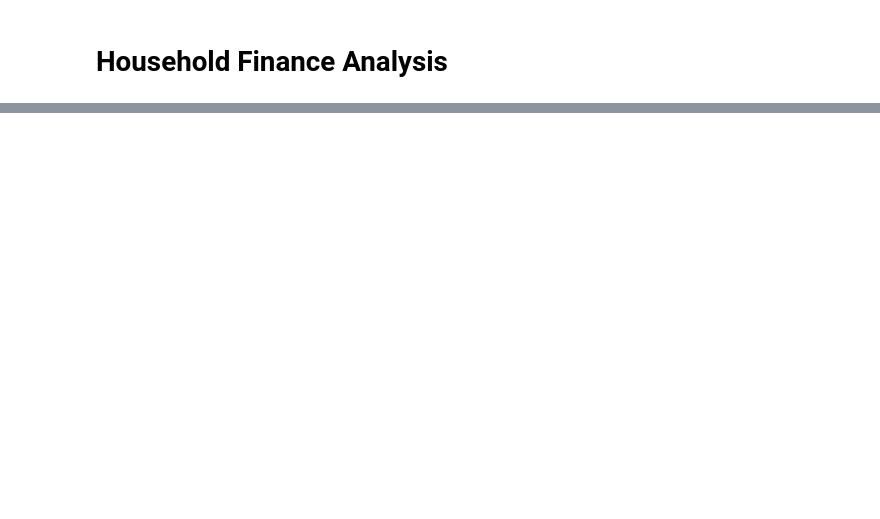
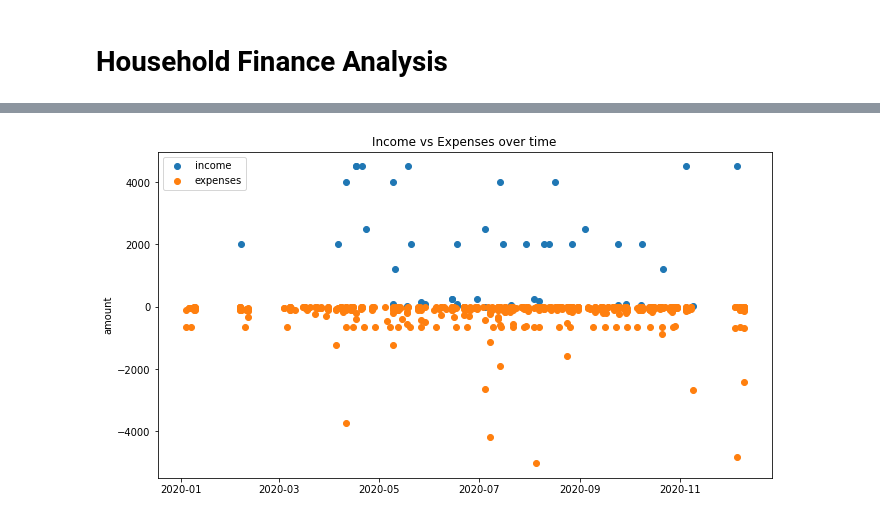
Before and after one commit to mikedonnici/dev, a Jupyter notebook: datasci/dataquest/python/household-finances.ipynb, the cells around one changed output, grey strips where cells are left out. Saved outputs shown, nothing was run; the diff lists cells and outputs as text; code cells hidden in the pictures; blank space fills up the shorter version.

```diff
--- a/datasci/dataquest/python/household-finances.ipynb
+++ b/datasci/dataquest/python/household-finances.ipynb
@@ -88,0 +185,5 @@ Name: desc, Length: 167, dtype: int64
+# %%
+df["in"] = df[df["amount"] > 0]["amount"]
+df["out"] = df[df["amount"] < 0]["amount"]
+df.groupby("category").sum().abs()
+# df.groupby("date").sum()["amount"].plot.line()
@@ -88,0 +203,12 @@ Name: desc, Length: 167, dtype: int64
+# %%
+import matplotlib.pyplot as plt
+
+fig1, ax1 = plt.subplots(figsize=(11,6))
+ax1.scatter(df["date"], df["in"], label = "income")
+ax1.scatter(df["date"], df["out"], label = "expenses")
+plt.ylabel('amount')
+plt.title('Income vs Expenses over time')
+plt.legend()
+plt.show()
+# %% [output]
+[figure, added]
```
Also changed, not shown: parts of 11 cells of this notebook, 7 other files.
